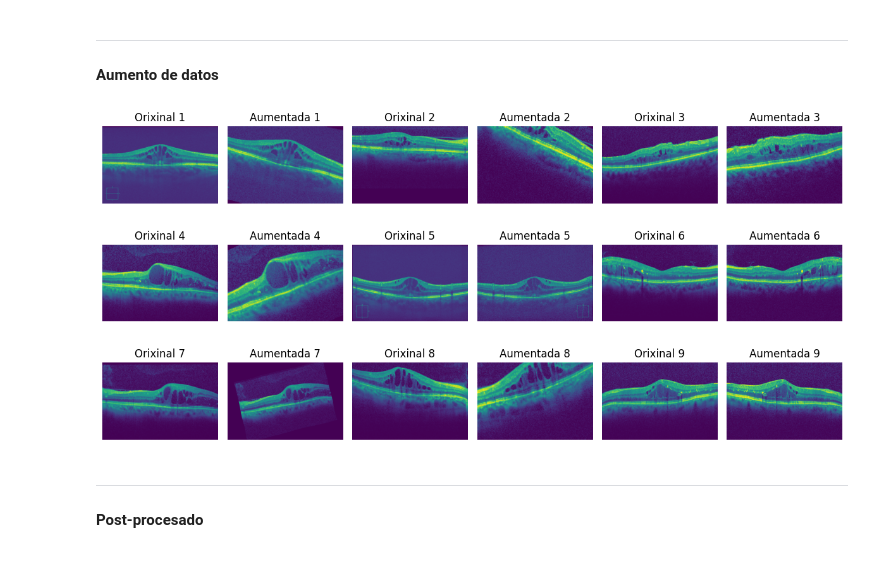
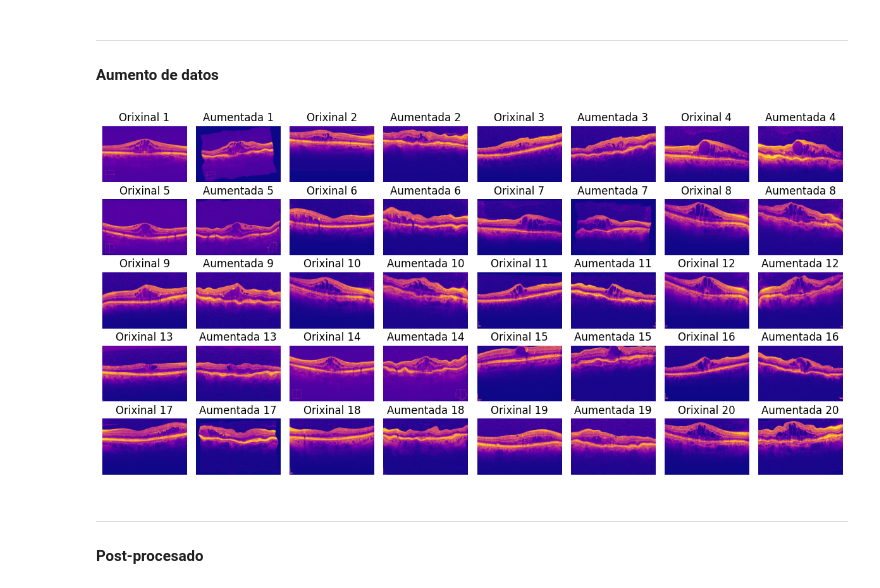
Before and after one commit to PepeRoConde/3year2sem, a Jupyter notebook: vision/p2/codigo/probas.ipynb, the cells around one changed output. Drawn from its saved outputs; the diff is of its cells as text; code cells hidden in the pictures.

```diff
--- a/vision/p2/codigo/probas.ipynb
+++ b/vision/p2/codigo/probas.ipynb
@@ -40,11 +40,11 @@ plt.imshow(mascara);
 #### Aumento de datos
 # %%
 from graficas import grafica_aumento_datos
-from ConxuntoDatos import ConxuntoDatosOCT
+from ConxuntoDatosC import ConxuntoDatosOCT
 
-grafica_aumento_datos(ConxuntoDatosOCT, 3, 3, '../OCT-dataset')
+grafica_aumento_datos(ConxuntoDatosOCT, 5, 4, '../OCT-dataset')
 # %% [output]
-[figure, old version]
+[figure, new version]
 # %% [markdown]
 ---
 #### Post-procesado
```
Also changed, not shown: parts of 7 cells of this notebook, 12 other files.
